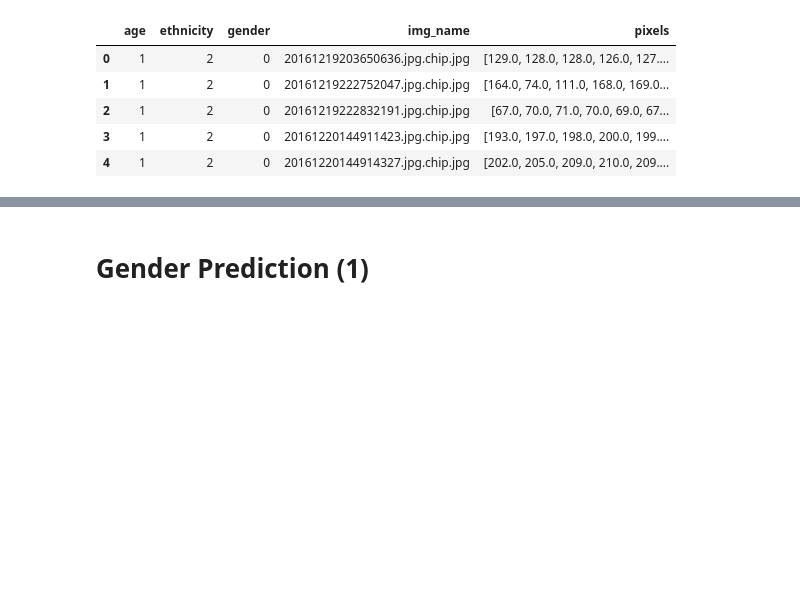
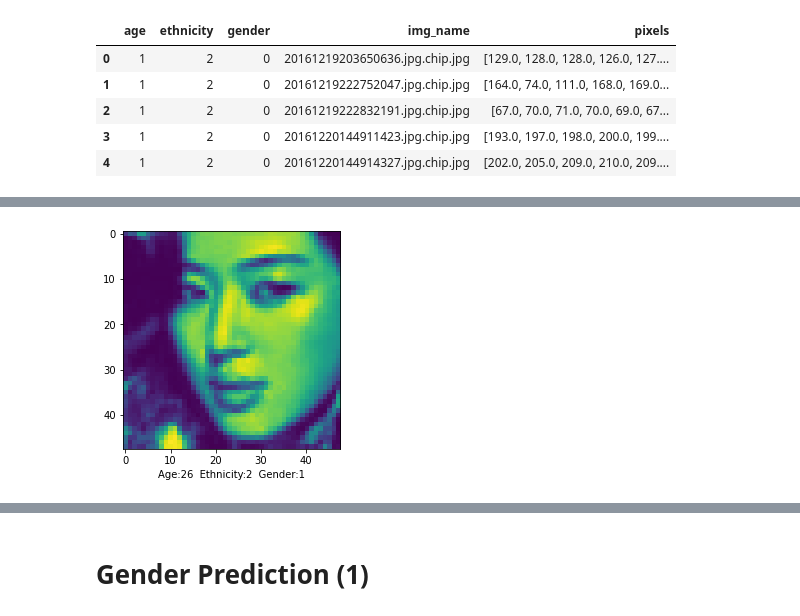
Before and after one commit to Real-VeerSandhu/Ethnicity-Age-Prediction, a Jupyter notebook: main_notebook.ipynb, the cells around one changed output, grey strips where cells are left out. Cells and saved outputs as stored; diff of their text form; code cells hidden in the pictures; blank space fills up the shorter version.

```diff
--- a/main_notebook.ipynb
+++ b/main_notebook.ipynb
@@ -98,0 +115,4 @@ show_sample_img(9000)
+# %%
+show_sample_img(6215) # 26, East Asian, Female
+# %% [output]
+[figure, added]
```
Also changed, not shown: parts of 18 cells of this notebook, 1 other file.
